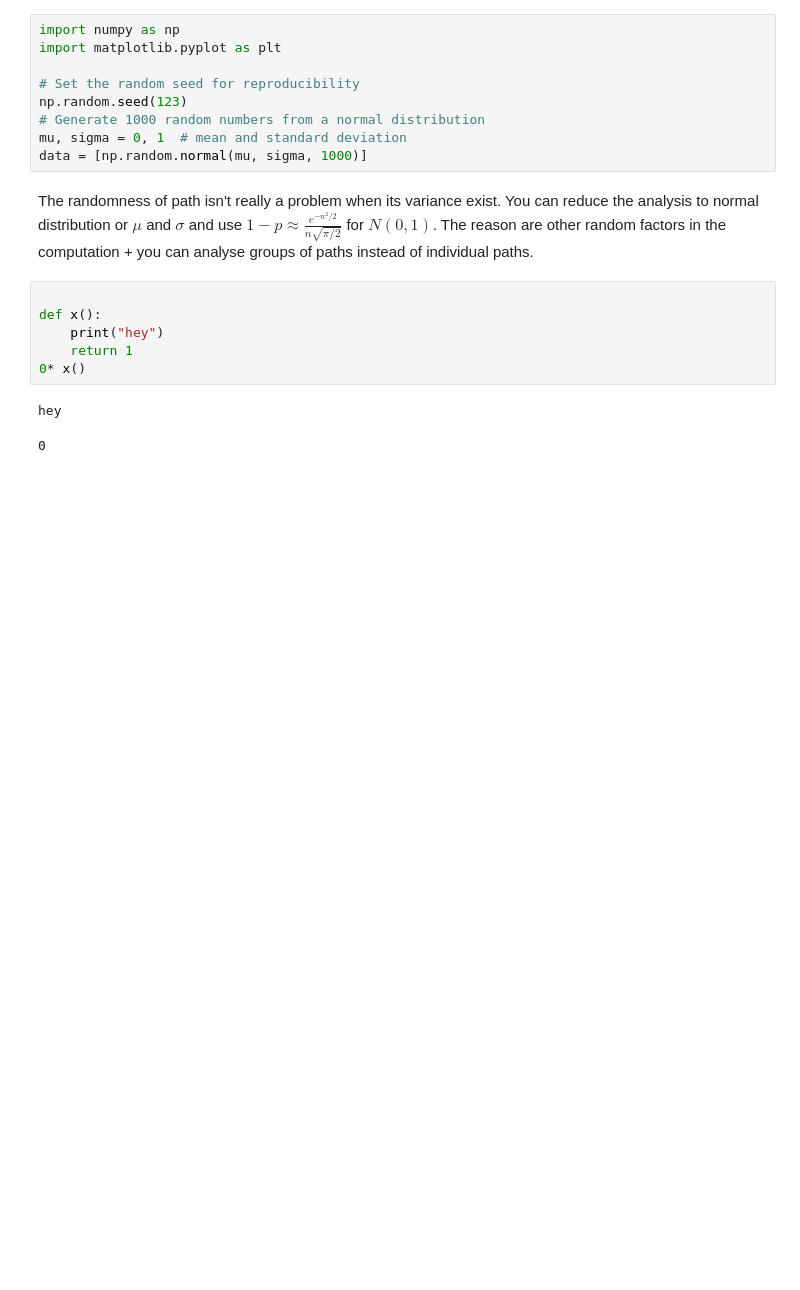
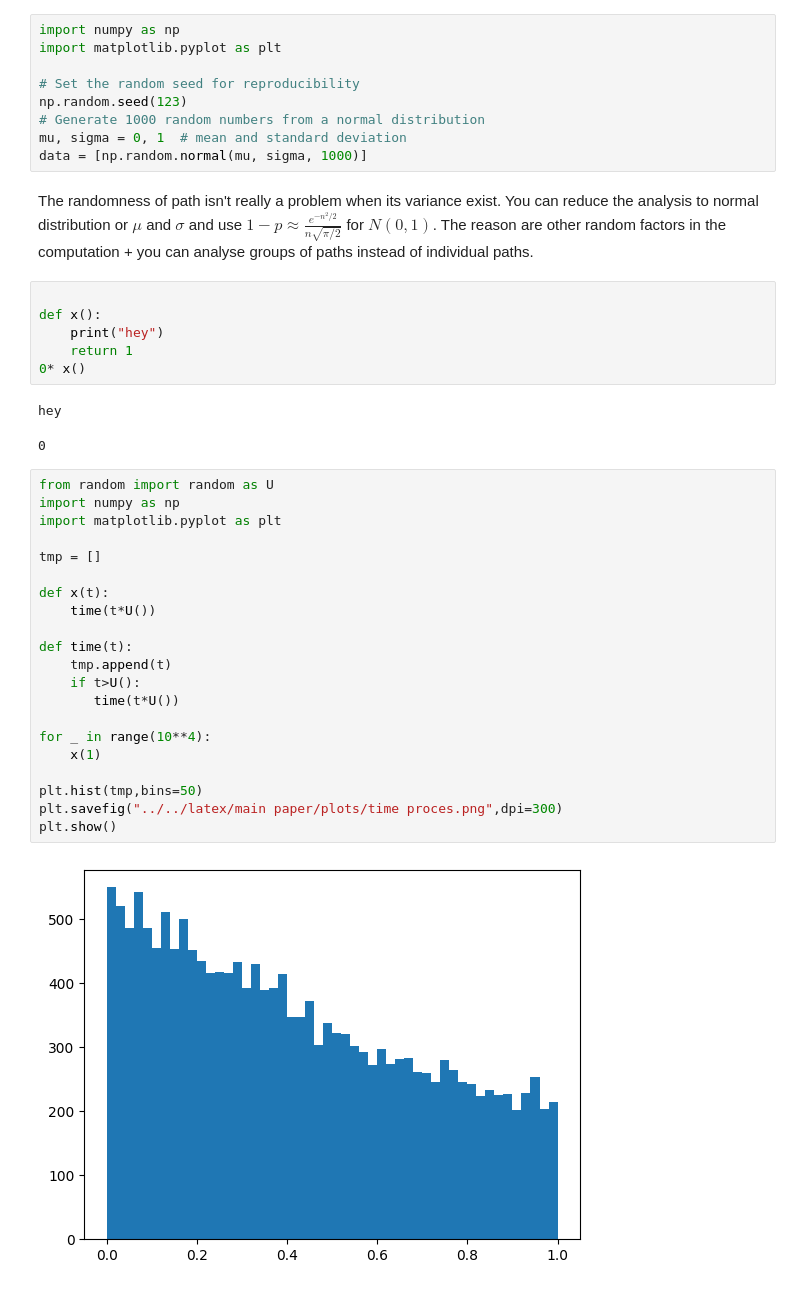
Before and after one commit to ISIPINK/masterthesis_MC_linear_ODEs, a Jupyter notebook: experiments/tests_period_6/time proces tests.ipynb, the cells around one changed output. Saved outputs shown, nothing was run; the diff lists cells and outputs as text; blank space fills up the shorter version.

```diff
--- a/experiments/tests_period_6/time proces tests.ipynb
+++ b/experiments/tests_period_6/time proces tests.ipynb
@@ -69,3 +69,26 @@ def x():
 # %% [output]
 hey
 0
+# %%
+from random import random as U
+import numpy as np
+import matplotlib.pyplot as plt
+
+tmp = []
+
+def x(t):
+    time(t*U())
+
+def time(t):
+    tmp.append(t)
+    if t>U():
+       time(t*U())
+
+for _ in range(10**4):
+    x(1)
+
+plt.hist(tmp,bins=50)
+plt.savefig("../../latex/main paper/plots/time proces.png",dpi=300)
+plt.show()
+# %% [output]
+[figure, added]
```
Also changed, not shown: 4 other files.
